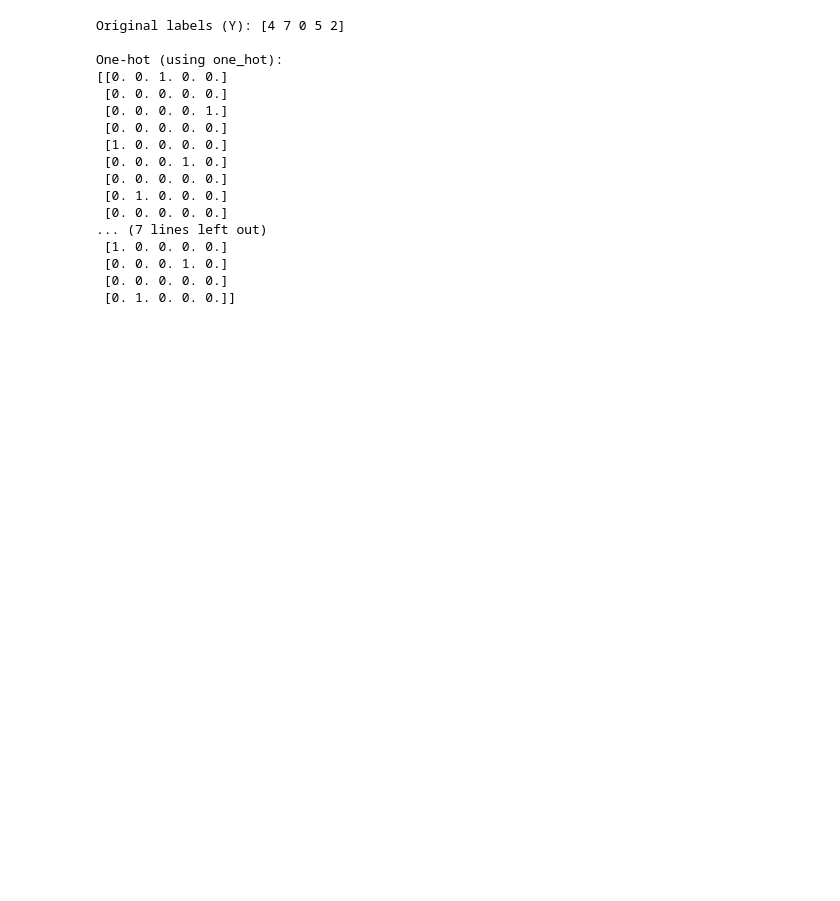
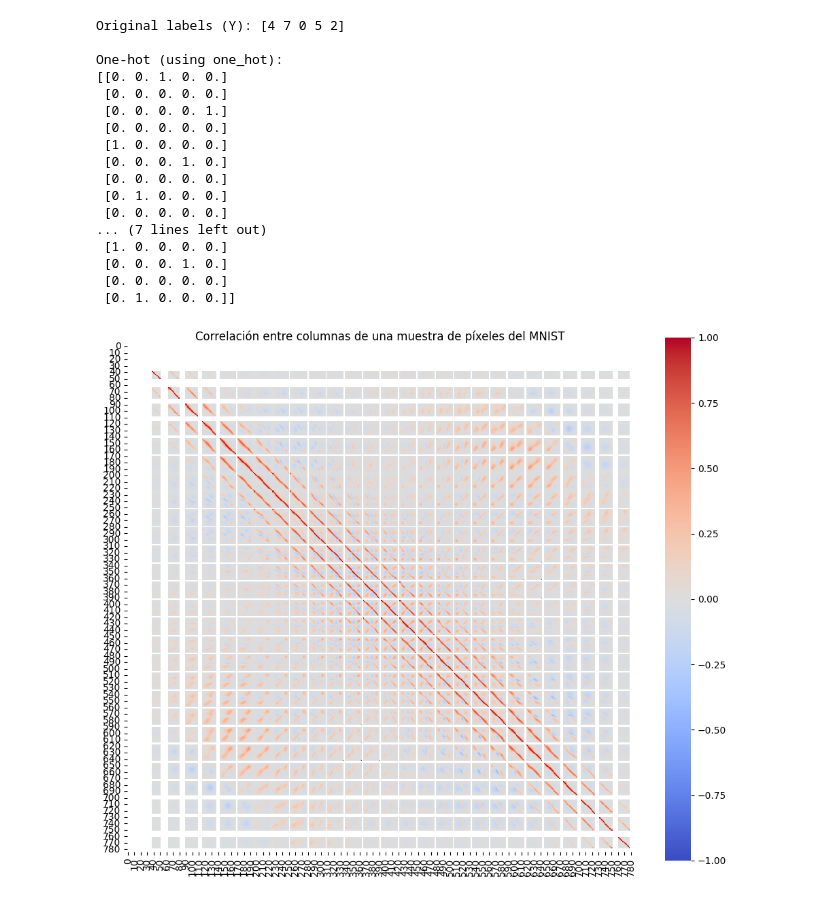
Before and after one commit to danacreyes/NeuralNetwork-2024, a Jupyter notebook: Extra.ipynb, the cells around one changed output. Cells and saved outputs as stored; diff of their text form; code cells hidden in the pictures; blank space fills up the shorter version.

```diff
--- a/Extra.ipynb
+++ b/Extra.ipynb
@@ -197,3 +197,27 @@ One-hot (using one_hot):
  [0. 0. 0. 1. 0.]
  [0. 0. 0. 0. 0.]
  [0. 1. 0. 0. 0.]]
+# %%
+from sklearn.datasets import fetch_openml
+import matplotlib.pyplot as plt
+import seaborn as sns
+import numpy as np
+
+# Cargar el dataset MNIST
+mnist = fetch_openml('mnist_784', version=1)
+X, Y = mnist['data'], mnist['target'].astype(int)
+
+# Seleccionar una muestra de 3000 imágenes para evitar sobrecarga en la correlación
+X_sample = X[:3000].T  # Transponer para correlacionar columnas
+
+# Calcular la matriz de correlación sobre la muestra seleccionada
+correlation_matrix = np.corrcoef(X_sample)
+
+# Crear el heatmap con un tamaño adecuado para que se vea más claro
+plt.figure(figsize=(12, 10))
+sns.heatmap(correlation_matrix, cmap='coolwarm', cbar=True, square=True,
+            xticklabels=10, yticklabels=10, vmin=-1, vmax=1, linewidths=0)
+plt.title("Correlación entre columnas de una muestra de píxeles del MNIST")
+plt.show()
+# %% [output]
+[figure, added]
```
Also changed, not shown: parts of 1 cell of this notebook, 2 other files.
